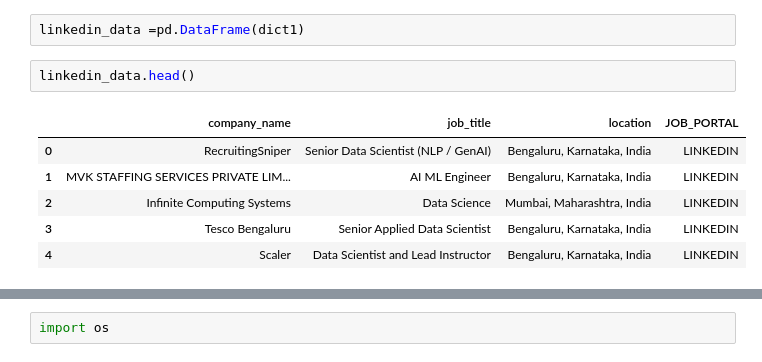
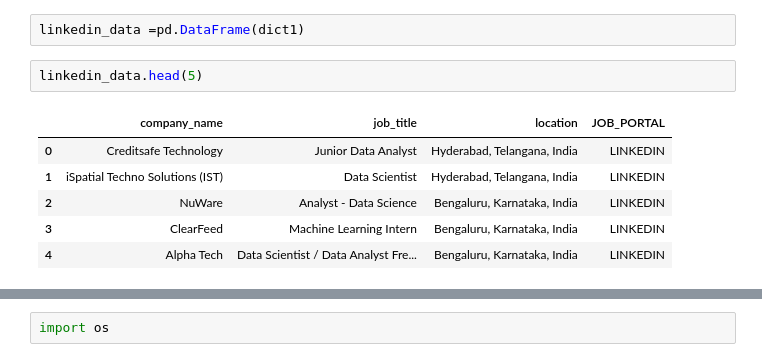
Before and after one commit to Beingruman28/Data_Science, a Jupyter notebook: DS201_Mid_Course_Summative_Assignment_Web_Scraping.ipynb, the cells around one changed output, grey strips where cells are left out. Drawn from its saved outputs; the diff is of its cells as text.

```diff
--- a/DS201_Mid_Course_Summative_Assignment_Web_Scraping.ipynb
+++ b/DS201_Mid_Course_Summative_Assignment_Web_Scraping.ipynb
@@ -126,14 +162,14 @@ dict1 = {'company_name' :company_name, 'job_title' :job_title, 'location': locat
 # %%
 linkedin_data =pd.DataFrame(dict1)
 # %%
-linkedin_data.head()
+linkedin_data.head(5)
 # %% [output]
 |  | company_name | job_title | location | JOB_PORTAL |
-| 0 | RecruitingSniper | Senior Data Scientist (NLP / GenAI) | Bengaluru, Karnataka, India | LINKEDIN |
-| 1 | MVK STAFFING SERVICES PRIVATE LIM... | AI ML Engineer | Bengaluru, Karnataka, India | LINKEDIN |
-| 2 | Infinite Computing Systems | Data Science | Mumbai, Maharashtra, India | LINKEDIN |
-| 3 | Tesco Bengaluru | Senior Applied Data Scientist | Bengaluru, Karnataka, India | LINKEDIN |
-| 4 | Scaler | Data Scientist and Lead Instructor | Bengaluru, Karnataka, India | LINKEDIN |
+| 0 | Creditsafe Technology | Junior Data Analyst | Hyderabad, Telangana, India | LINKEDIN |
+| 1 | iSpatial Techno Solutions (IST) | Data Scientist | Hyderabad, Telangana, India | LINKEDIN |
+| 2 | NuWare | Analyst - Data Science | Bengaluru, Karnataka, India | LINKEDIN |
+| 3 | ClearFeed | Machine Learning Intern | Bengaluru, Karnataka, India | LINKEDIN |
+| 4 | Alpha Tech | Data Scientist / Data Analyst Fre... | Bengaluru, Karnataka, India | LINKEDIN |
 # %%
 linkedin_data.shape
 # %% [output]
```
Also changed, not shown: parts of 21 cells of this notebook.
